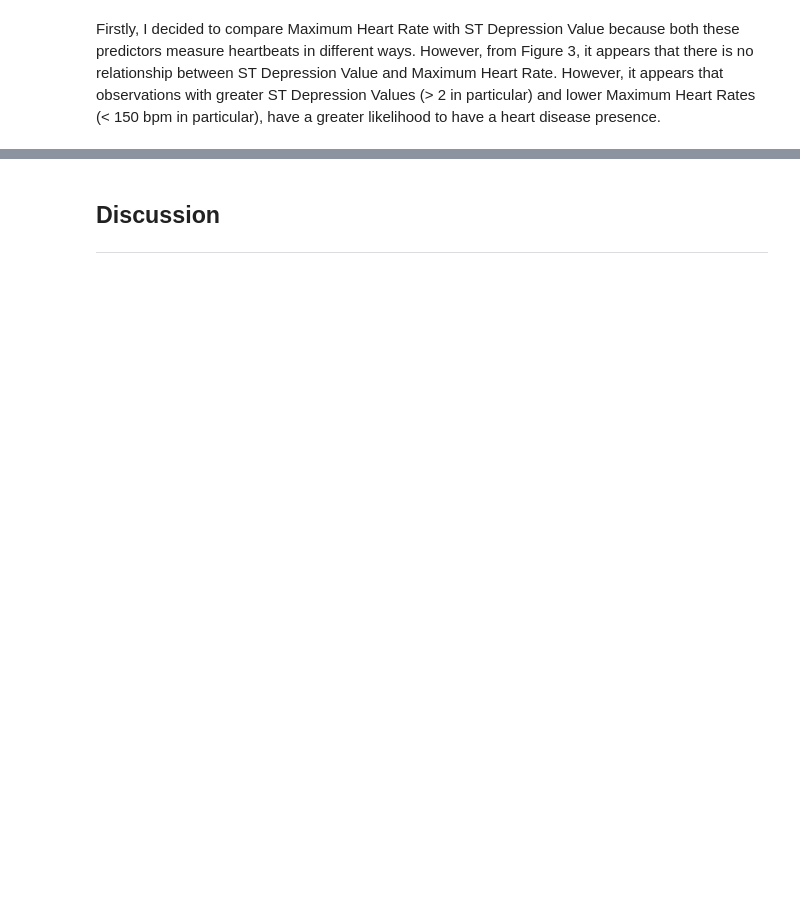
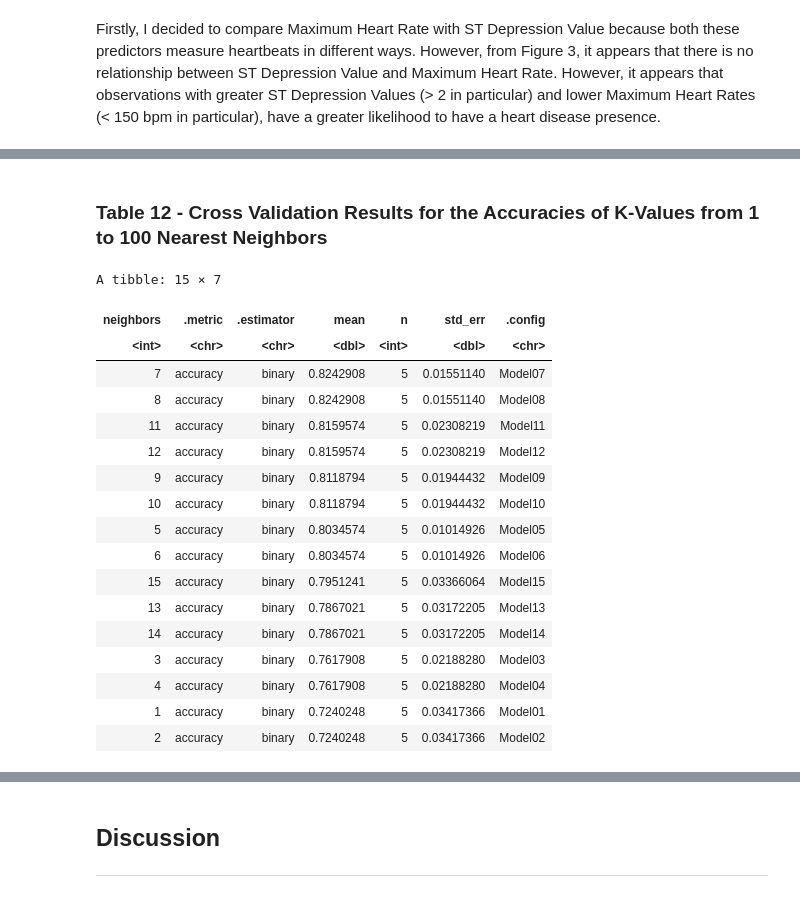
Before and after one commit to meleongg/dsci-100-project, a Jupyter notebook: report.ipynb, the cells around one changed output, grey strips where cells are left out. Saved outputs shown, nothing was run; the diff lists cells and outputs as text; code cells hidden in the pictures; blank space fills up the shorter version.

```diff
--- a/report.ipynb
+++ b/report.ipynb
@@ -527,0 +487,23 @@ A tibble: 1 × 1
+# %% [markdown]
+### Table 12 - Cross Validation Results for the Accuracies of K-Values from 1 to 100 Nearest Neighbors
+# %%
+accuracies
+# %% [output]
+A tibble: 15 × 7
+| neighbors | .metric | .estimator | mean | n | std_err | .config |
+| <int> | <chr> | <chr> | <dbl> | <int> | <dbl> | <chr> |
+| 7 | accuracy | binary | 0.8242908 | 5 | 0.01551140 | Model07 |
+| 8 | accuracy | binary | 0.8242908 | 5 | 0.01551140 | Model08 |
+| 11 | accuracy | binary | 0.8159574 | 5 | 0.02308219 | Model11 |
+| 12 | accuracy | binary | 0.8159574 | 5 | 0.02308219 | Model12 |
+| 9 | accuracy | binary | 0.8118794 | 5 | 0.01944432 | Model09 |
+| 10 | accuracy | binary | 0.8118794 | 5 | 0.01944432 | Model10 |
+| 5 | accuracy | binary | 0.8034574 | 5 | 0.01014926 | Model05 |
+| 6 | accuracy | binary | 0.8034574 | 5 | 0.01014926 | Model06 |
+| 15 | accuracy | binary | 0.7951241 | 5 | 0.03366064 | Model15 |
+| 13 | accuracy | binary | 0.7867021 | 5 | 0.03172205 | Model13 |
+| 14 | accuracy | binary | 0.7867021 | 5 | 0.03172205 | Model14 |
+| 3 | accuracy | binary | 0.7617908 | 5 | 0.02188280 | Model03 |
+| 4 | accuracy | binary | 0.7617908 | 5 | 0.02188280 | Model04 |
+| 1 | accuracy | binary | 0.7240248 | 5 | 0.03417366 | Model01 |
+| 2 | accuracy | binary | 0.7240248 | 5 | 0.03417366 | Model02 |
```
Also changed, not shown: parts of 34 cells of this notebook.
